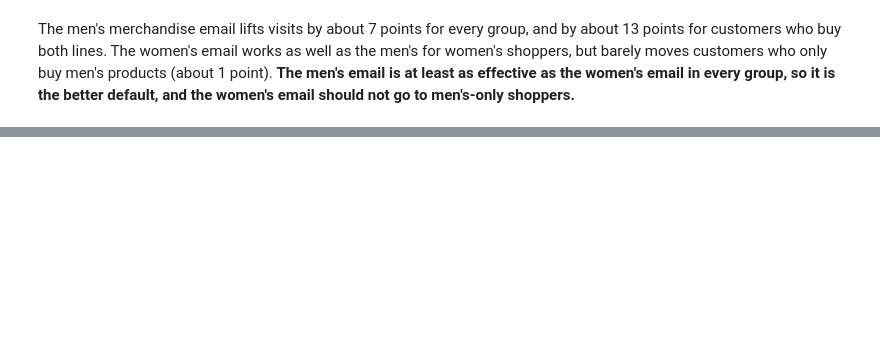
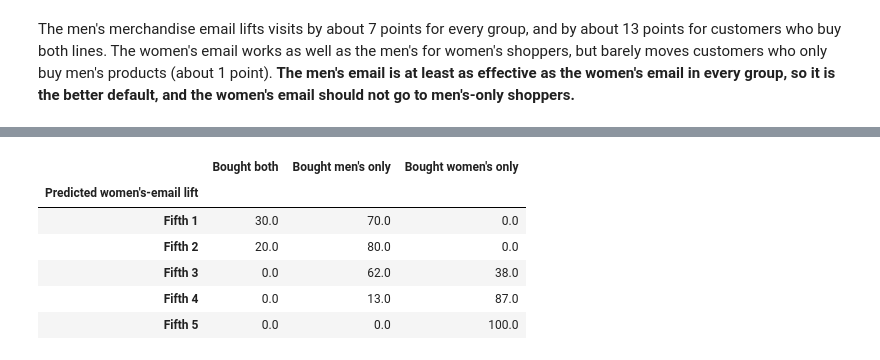
Before and after one commit to Asantewaah/email-campaign-causal-impact, a Jupyter notebook: notebooks/campaign_impact.ipynb, the cells around one changed output, grey strips where cells are left out. Saved outputs shown, nothing was run; the diff lists cells and outputs as text; code cells hidden in the pictures; blank space fills up the shorter version.

```diff
--- a/notebooks/campaign_impact.ipynb
+++ b/notebooks/campaign_impact.ipynb
@@ -158,0 +170,15 @@ The men's merchandise email lifts visits by about 7 points for every group, and
+# %%
+from heterogeneity import split_customers, fit_causal_forest, predict_lifts, lift_by_predicted_group, run_split
+from plots import calibration_plot
+import warnings; warnings.filterwarnings("ignore", module="econml")
+
+train, test = split_customers(df, seed=0)
+cf = fit_causal_forest(simulate_targeting(train, seed=7))
+lifts = predict_lifts(cf, test)
+groups = lift_by_predicted_group(test, lifts)
+
+pp = ["predicted", "estimate", "lower", "upper"]
+display(groups.assign(**{c: (groups[c] * 100).round(1) for c in pp}).drop(columns="se")
+        .rename(columns={"predicted": "predicted lift (pp)", "estimate": "actual lift (pp)",
+                         "lower": "95% CI low", "upper": "95% CI high"}))
+calibration_plot(groups, "../figures/who_responds_forest.png");
@@ -158,0 +193,13 @@ The men's merchandise email lifts visits by about 7 points for every group, and
+# %%
+shopper = np.select([(test.mens == 1) & (test.womens == 0), (test.mens == 0) & (test.womens == 1)],
+                    ["Bought men's only", "Bought women's only"], "Bought both")
+fifth = pd.qcut(lifts["Women's email"].rank(method="first"), 5, labels=[f"Fifth {k}" for k in range(1, 6)])
+display((pd.crosstab(fifth, shopper, normalize="index") * 100).round(0).rename_axis(index="Predicted women's-email lift", columns=None))
+# %% [output]
+|  | Bought both | Bought men's only | Bought women's only |
+| Predicted women's-email lift |  |  |  |
+| Fifth 1 | 30.0 | 70.0 | 0.0 |
+| Fifth 2 | 20.0 | 80.0 | 0.0 |
+| Fifth 3 | 0.0 | 62.0 | 38.0 |
+| Fifth 4 | 0.0 | 13.0 | 87.0 |
+| Fifth 5 | 0.0 | 0.0 | 100.0 |
```
Also changed, not shown: parts of 11 cells of this notebook, 4 other files.
